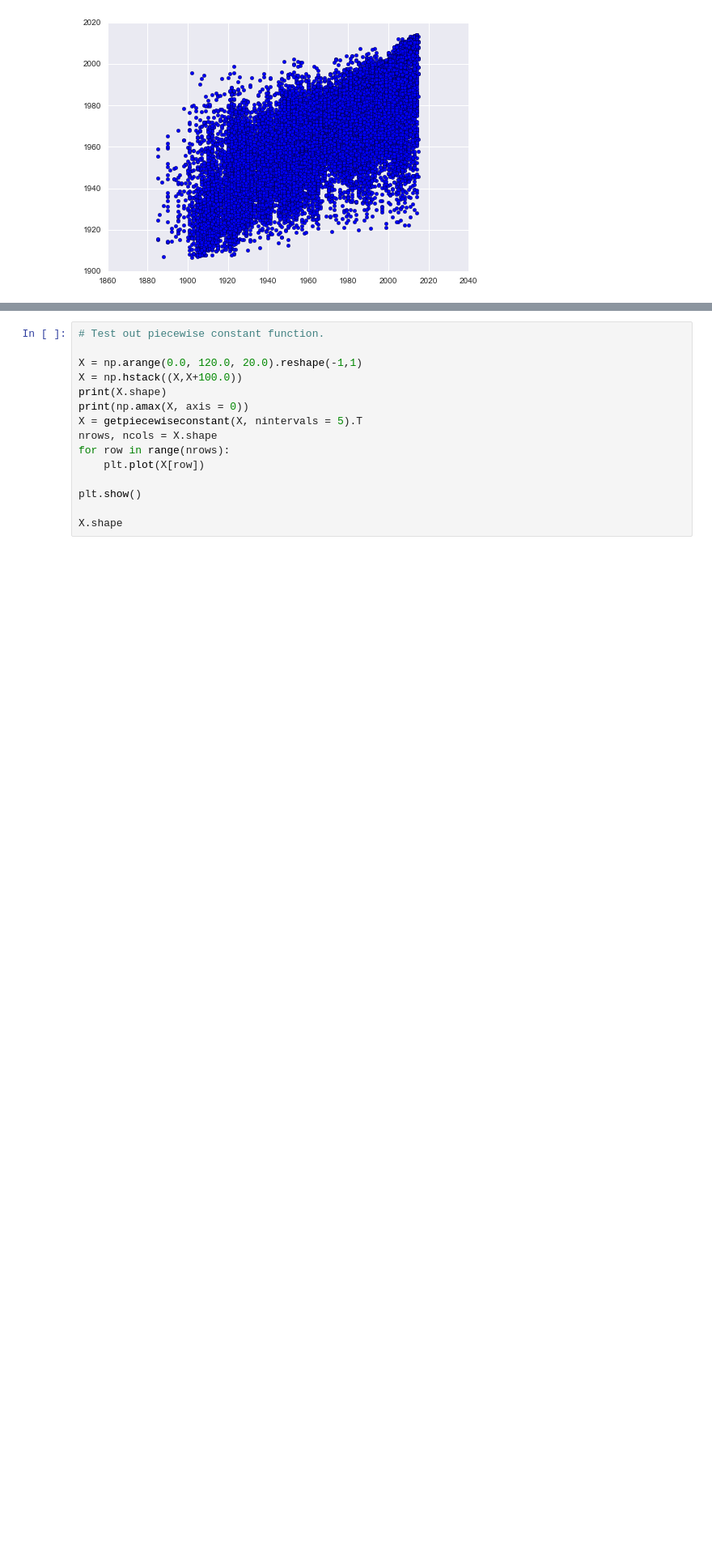
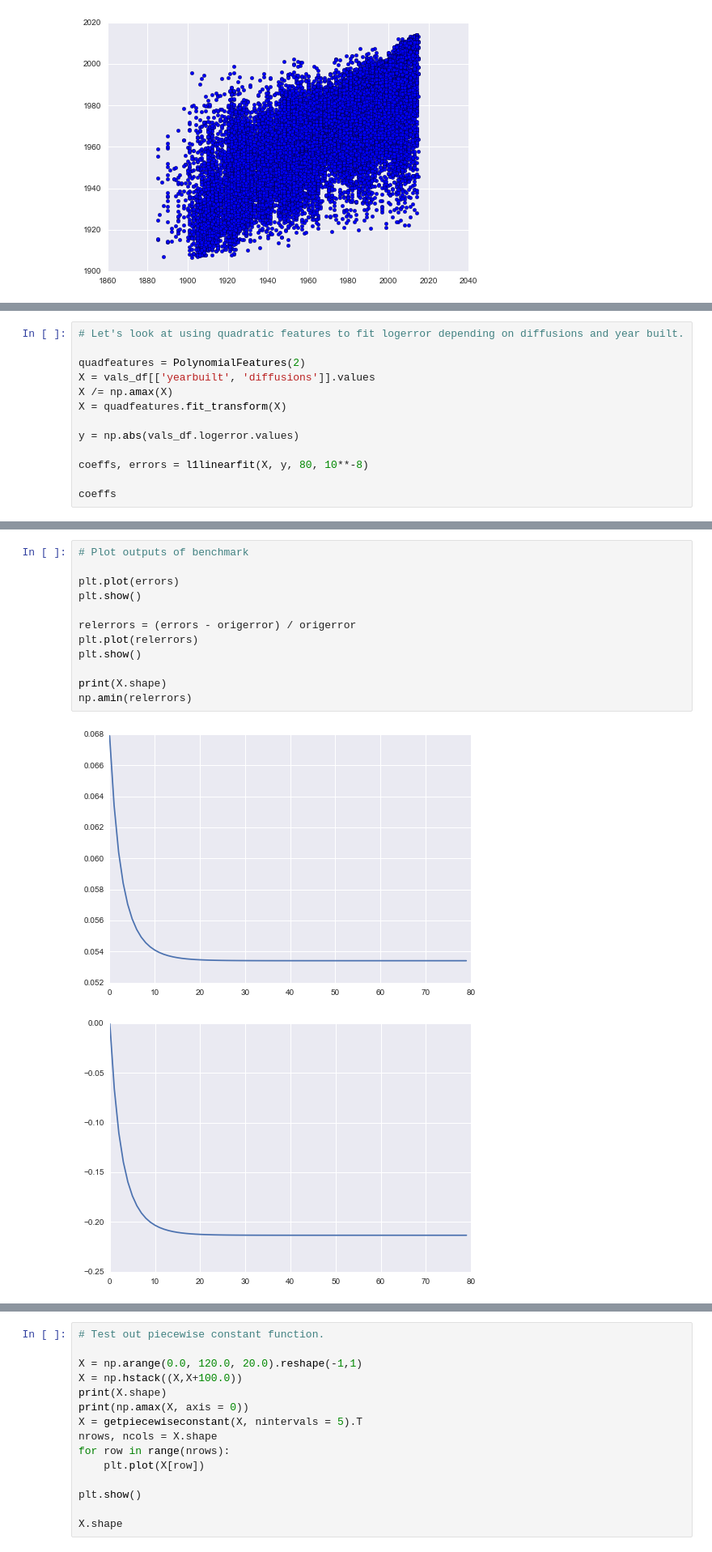
Before and after one commit to MatthewMcGonagle/KaggleZillow, a Jupyter notebook: IsotropicDiffusion.ipynb, the cells around one changed output, grey strips where cells are left out. Shown at 81% size. Cells and saved outputs as stored; diff of their text form; blank space fills up the shorter version.

```diff
--- a/IsotropicDiffusion.ipynb
+++ b/IsotropicDiffusion.ipynb
@@ -284,0 +446,13 @@ for maxval in maxvals:
+# %%
+# Let's look at using quadratic features to fit logerror depending on diffusions and year built.
+
+quadfeatures = PolynomialFeatures(2)
+X = vals_df[['yearbuilt', 'diffusions']].values
+X /= np.amax(X)
+X = quadfeatures.fit_transform(X)
+
+y = np.abs(vals_df.logerror.values)
+
+coeffs, errors = l1linearfit(X, y, 80, 10**-8)
+
+coeffs
@@ -284,0 +462,15 @@ for maxval in maxvals:
+# %%
+# Plot outputs of benchmark
+
+plt.plot(errors)
+plt.show()
+
+relerrors = (errors - origerror) / origerror
+plt.plot(relerrors)
+plt.show()
+
+print(X.shape)
+np.amin(relerrors)
+# %% [output]
+[figure, added]
+[figure, added]
```
Also changed, not shown: parts of 14 cells of this notebook.
